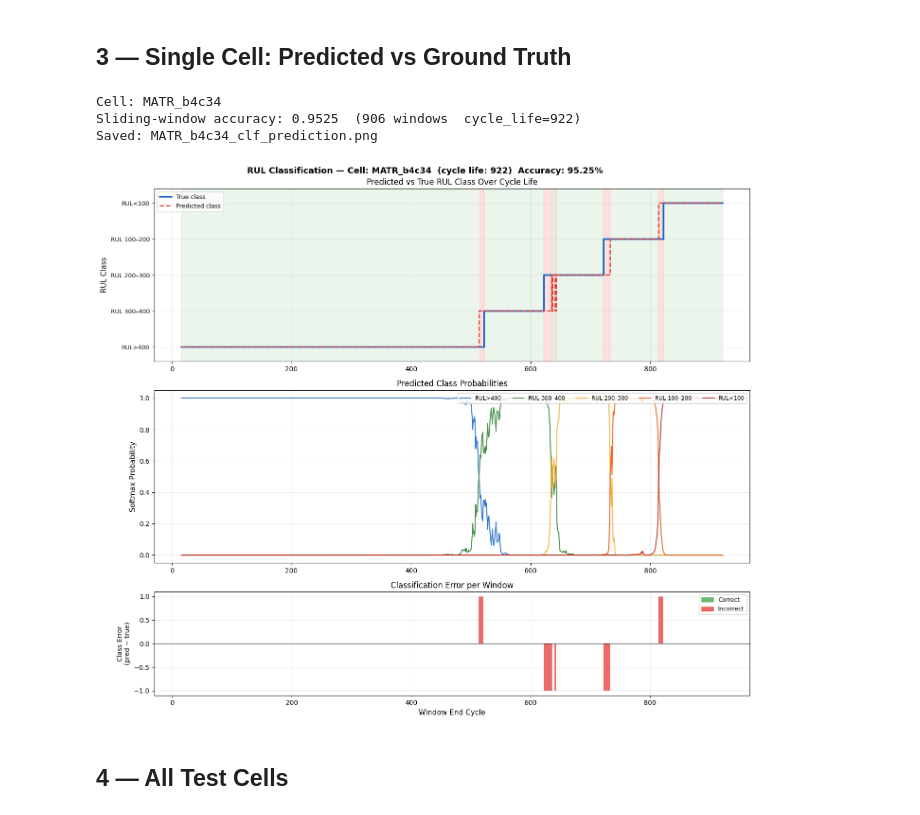
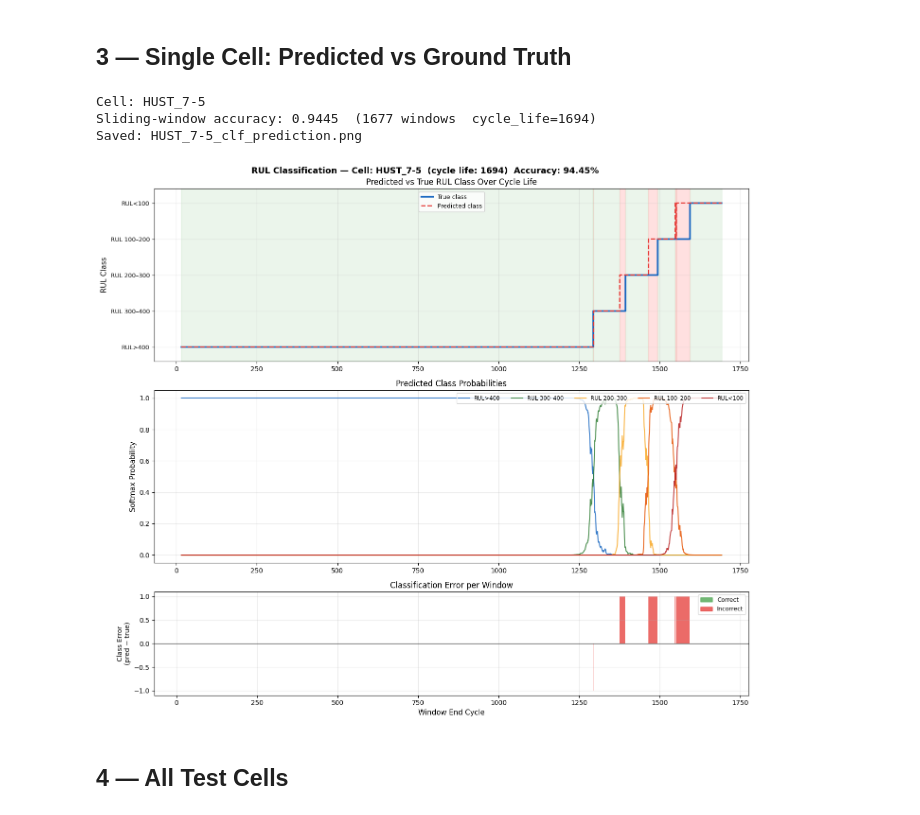
Before and after one commit to PhanLeSon03/battery_estimation, a Jupyter notebook: predict_clf_bml.ipynb, the cells around one changed output. Drawn from its saved outputs; the diff is of its cells as text; code cells hidden in the pictures.

Commit message:
update predict bml ipynb

```diff
--- a/predict_clf_bml.ipynb
+++ b/predict_clf_bml.ipynb
@@ -73,7 +73,7 @@ def predict_cell(cell: dict, scalers = None):
     true_classes = []
     pred_probs   = []
 
-    for start in range(N_EARLY, cycle_life - N_RANDOM):
+    for start in range(N_EARLY, cycle_life - N_RANDOM-1):
 
         end_cycle = start + N_RANDOM
 
@@ -109,14 +113,17 @@ def predict_cell(cell: dict, scalers = None):
 # %% [markdown]
 ## 3 — Single Cell: Predicted vs Ground Truth
 # %%
-TestCellName = ['MATR_b4c34', 'MATR_b2c22', 'MATR_b1c18', 'MATR_b1c42',
-                'MATR_b4c1', 'MATR_b1c34', 'MATR_b2c24', 'MATR_b3c17',
-                'MATR_b3c6', 'MATR_b3c33', 'MATR_b2c3', 'MATR_b1c5',
-                'MATR_b1c35', 'MATR_b4c11', 'MATR_b1c30', 'MATR_b4c21']
+# TestCellName = ['MATR_b4c34', 'MATR_b2c22', 'MATR_b1c18', 'MATR_b1c42',
+#                 'MATR_b4c1', 'MATR_b1c34', 'MATR_b2c24', 'MATR_b3c17',
+#                 'MATR_b3c6', 'MATR_b3c33', 'MATR_b2c3', 'MATR_b1c5',
+#                 'MATR_b1c35', 'MATR_b4c11', 'MATR_b1c30', 'MATR_b4c21']
 
+# CELL_ID      = 'MATR_b4c34'
 
+TestCellName = ['HUST_7-5', 'HUST_6-3', 'HUST_6-6', 'HUST_7-6',
+                'HUST_5-4', 'HUST_3-2', 'HUST_2-4']
+CELL_ID      = 'HUST_7-5'
 
-CELL_ID      = 'MATR_b4c34'
 if CELL_ID is None:
     CELL_ID = list(cells.keys())[0]
 print(f"Cell: {CELL_ID}")
@@ -172,37 +179,37 @@ ax.set_ylabel("Softmax Probability", fontsize=11)
 ax.set_title("Predicted Class Probabilities")
 ax.legend(fontsize=8.5, ncol=N_CLASSES, loc="upper right")
 ax.grid(True, alpha=0.25)
 ax.set_ylim(-0.05, 1.05)
 
 # ── Panel 3: error (mismatch) ─────────────────────────────────────────────
 ax = axes[2]
 error = pred_cls - true_cls
 ax.bar(cycles, error, width=1.0,
        color=["#E53935" if e != 0 else "#43A047" for e in error],
        alpha=0.75)
 ax.axhline(0, color="black", lw=0.8)
 ax.set_xlabel("Window End Cycle", fontsize=11)
 ax.set_ylabel("Class Error\n(pred − true)", fontsize=10)
 ax.set_title("Classification Error per Window")
 ax.grid(True, alpha=0.25)
 
 # legend patches
 patches = [
     mpatches.Patch(color="#43A047", alpha=0.75, label="Correct"),
     mpatches.Patch(color="#E53935", alpha=0.75, label="Incorrect"),
 ]
 ax.legend(handles=patches, fontsize=9)
 
 plt.tight_layout()
 out_path = f"{CELL_ID}_clf_prediction.png"
 plt.savefig(out_path, dpi=150, bbox_inches="tight")
 print(f"Saved: {out_path}")
 plt.show()
 # %% [output]
-Cell: MATR_b4c34
-Sliding-window accuracy: 0.9525  (906 windows  cycle_life=922)
-Saved: MATR_b4c34_clf_prediction.png
+Cell: HUST_7-5
+Sliding-window accuracy: 0.9445  (1677 windows  cycle_life=1694)
+Saved: HUST_7-5_clf_prediction.png
-[figure, old version]
+[figure, new version]
 # %% [markdown]
 ## 4 — All Test Cells
 # %%
```
Also changed, not shown: parts of 6 cells of this notebook.
